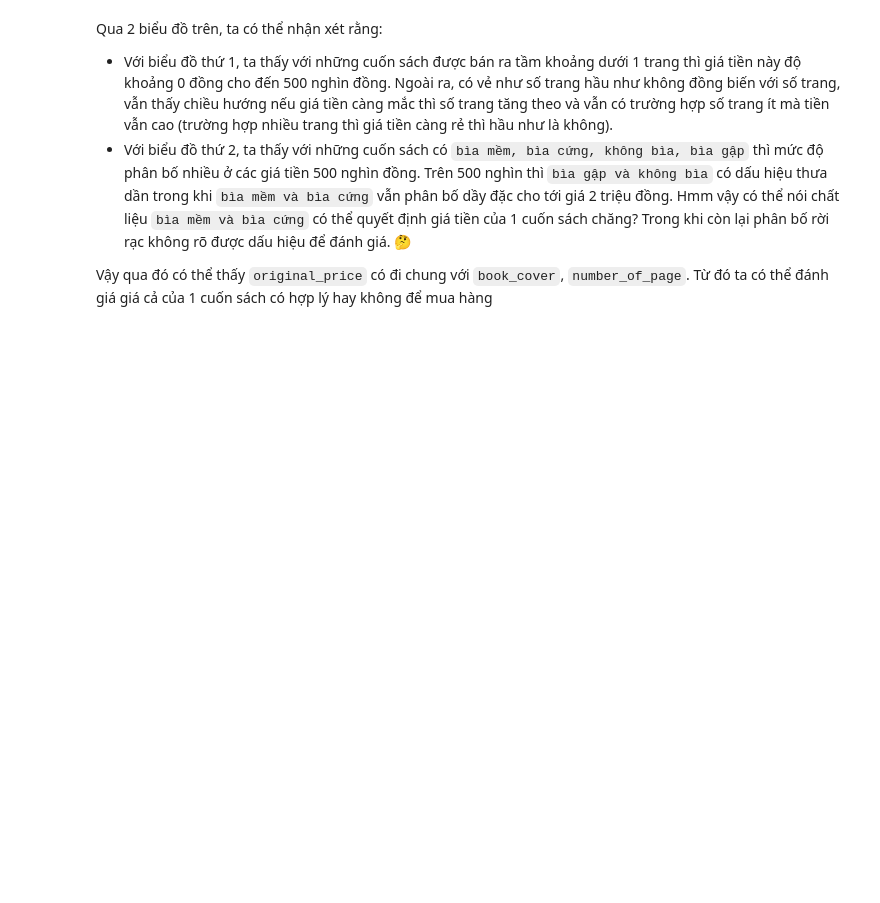
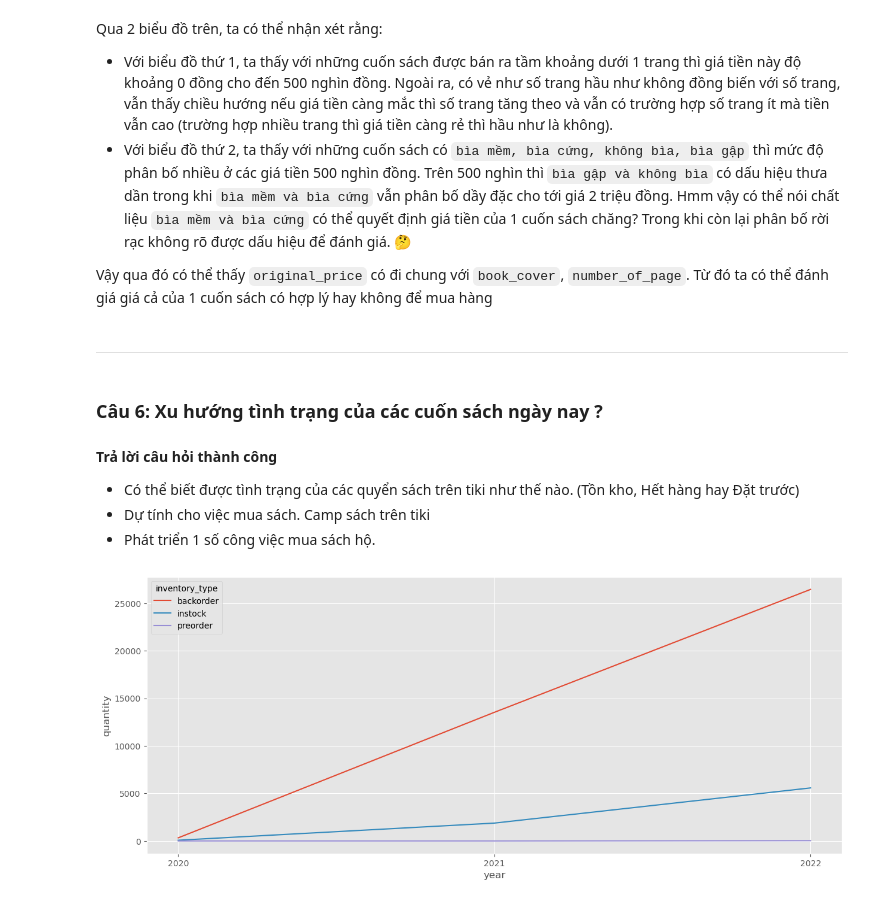
Before and after one commit to Miruku2201/NMKHDL_Final_Project, a Jupyter notebook: question.ipynb, the cells around one changed output. Saved outputs shown, nothing was run; the diff lists cells and outputs as text; code cells hidden in the pictures; blank space fills up the shorter version.

```diff
--- a/question.ipynb
+++ b/question.ipynb
@@ -562,3 +568,37 @@ Qua 2 biểu đồ trên, ta có thể nhận xét rằng:
 - Với biểu đồ thứ 2, ta thấy với những cuốn sách có `bìa mềm, bìa cứng, không bìa, bìa gập` thì mức độ phân bố nhiều ở các giá tiền 500 nghìn đồng. Trên 500 nghìn thì `bìa gập và không bìa` có dấu hiệu thưa dần trong khi `bìa mềm và bìa cứng` vẫn phân bố dầy đặc cho tới giá 2 triệu đồng. Hmm vậy có thể nói chất liệu `bìa mềm và bìa cứng` có thể quyết định giá tiền của 1 cuốn sách chăng? Trong khi còn lại phân bố rời rạc không rõ được dấu hiệu để đánh giá. 🤔
 
 Vậy qua đó có thể thấy `original_price` có đi chung với `book_cover`, `number_of_page`. Từ đó ta có thể đánh giá giá cả của 1 cuốn sách có hợp lý hay không để mua hàng
+# %% [markdown]
+---
+# %% [markdown]
+### **Câu 6: Xu hướng tình trạng của các cuốn sách ngày nay ?**
+# %% [markdown]
+**Trả lời câu hỏi thành công** <Br>
+- Có thể biết được tình trạng của các quyển sách trên tiki như thế nào. (Tồn kho, Hết hàng hay Đặt trước)
+- Dự tính cho việc mua sách. Camp sách trên tiki <br>
+- Phát triển 1 số công việc mua sách hộ.
+# %%
+def Year(x):
+    if x <= 365:
+        return '2022'
+    elif x <= 730:
+        return '2021'
+    elif x <= 1095:
+        return '2020'
+    else:
+        return '2019'
+
+new_df = df[['day_ago_created', 'inventory_type']]
+temp_df = pd.DataFrame({'year': new_df['day_ago_created'].apply(Year)})
+new_df = pd.concat([temp_df, new_df], axis = 1)
+new_df = new_df.loc[new_df['year'] != '2019']
+
+line_graph = new_df.groupby(['inventory_type'])['year'].value_counts().unstack(fill_value= 0).stack().reset_index()
+line_graph.columns = [*line_graph.columns[:-1], 'quantity']
+plt.style.use('ggplot')
+fig, ax = plt.subplots(figsize=(15, 6))
+
+sns.lineplot(ax = ax, data = line_graph, x = 'year', y = 'quantity', hue = 'inventory_type')
+plt.show()
+# %% [output]
+[figure, added]
```
Also changed, not shown: parts of 6 cells of this notebook, 2 other files.
